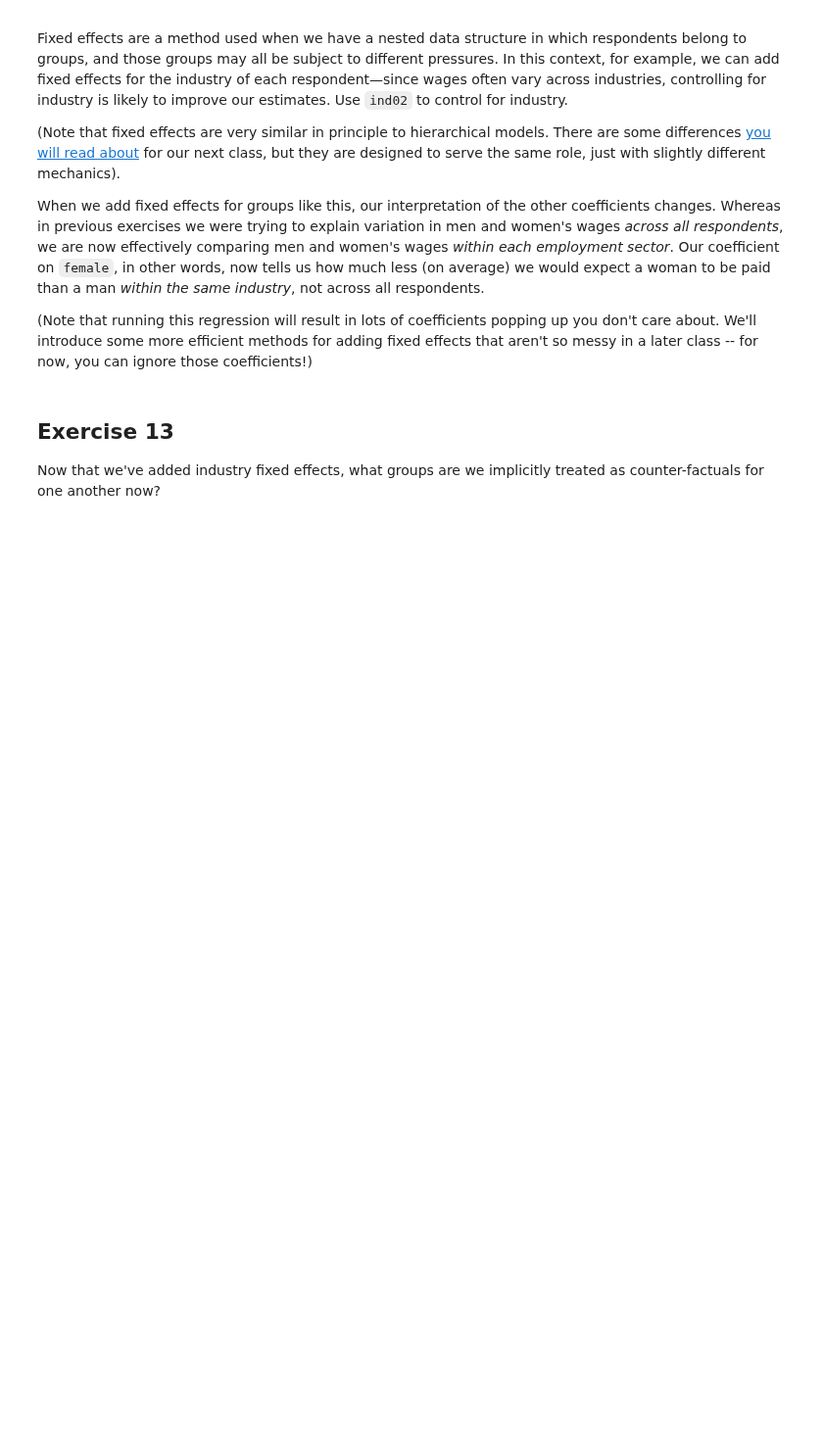
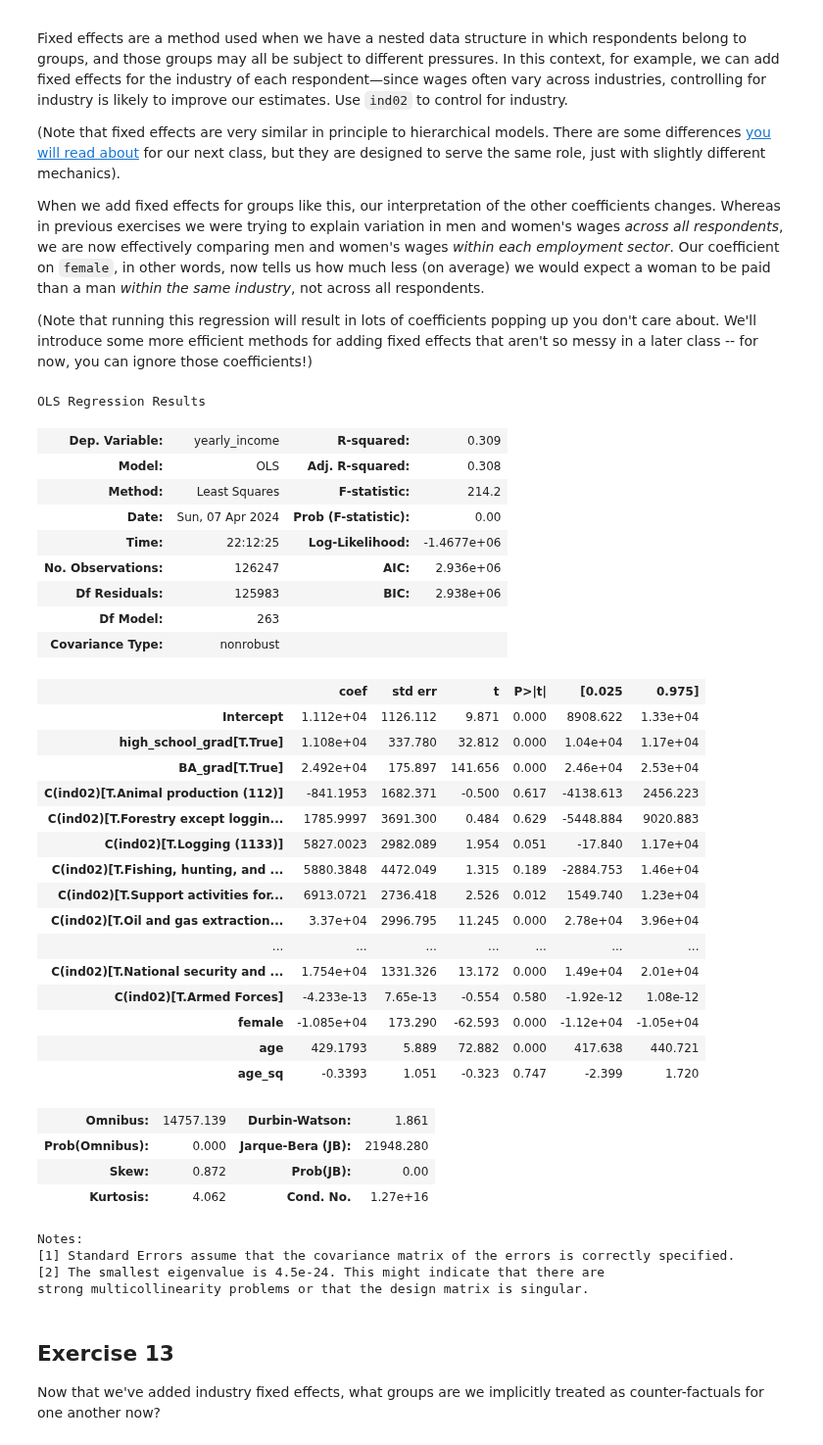
Before and after one commit to nogibjj/ZT-UDS, a Jupyter notebook: exercise_regressions_incomeineq.ipynb, the cells around one changed output. Shown at 98% size. Drawn from its saved outputs; the diff is of its cells as text; code cells hidden in the pictures; blank space fills up the shorter version.

```diff
--- a/exercise_regressions_incomeineq.ipynb
+++ b/exercise_regressions_incomeineq.ipynb
@@ -115,3 +115,8 @@ We just compared all full-time working men to all full-time working women. For t
 One answer to the second part of Exercise 5 is that working women are likely to be younger, since a larger portion of younger women are entering the workforce as compared to older generations.
 
 To *control* for this difference, let's now regress annual earnings on gender, age, and age-squared (the relationship between age and income is generally non-linear). What is the implied average annual wage difference between women and men? Is it different from your raw estimate?
+# %%
+import statsmodels.formula.api as smf
+
+subset["age_sq"] = subset.age**2
+smf.ols("yearly_income ~ female + age + age_sq", subset).fit().summary()
@@ -129,3 +158,9 @@ In answering this question, use the following table of codes for the variable `g
 Education is coded as follows:
 
 ![CPS Educ Codes](../images/cps_educ_codes.png)
+# %%
+subset["high_school_grad"] = subset.grade92 >= 39
+subset["BA_grad"] = subset.grade92 >= 43
+
+education_added = smf.ols("yearly_income ~ female + age + age_sq + high_school_grad + BA_grad", subset).fit()
+education_added.summary()
@@ -153,6 +218,45 @@ Fixed effects are a method used when we have a nested data structure in which re
 When we add fixed effects for groups like this, our interpretation of the other coefficients changes. Whereas in previous exercises we were trying to explain variation in men and women's wages *across all respondents*, we are now effectively comparing men and women's wages *within each employment sector*. Our coefficient on `female`, in other words, now tells us how much less (on average) we would expect a woman to be paid than a man *within the same industry*, not across all respondents.
 
 (Note that running this regression will result in lots of coefficients popping up you don't care about. We'll introduce some more efficient methods for adding fixed effects that aren't so messy in a later class -- for now, you can ignore those coefficients!)
+# %%
+industry_added = smf.ols(
+    "yearly_income ~ female + age + age_sq + high_school_grad + BA_grad + C(ind02)", subset).fit()
+industry_added.summary()
+# %% [output]
+OLS Regression Results
+| Dep. Variable: | yearly_income | R-squared: | 0.309 |
+| Model: | OLS | Adj. R-squared: | 0.308 |
+| Method: | Least Squares | F-statistic: | 214.2 |
+| Date: | Sun, 07 Apr 2024 | Prob (F-statistic): | 0.00 |
+| Time: | 22:12:25 | Log-Likelihood: | -1.4677e+06 |
+| No. Observations: | 126247 | AIC: | 2.936e+06 |
+| Df Residuals: | 125983 | BIC: | 2.938e+06 |
+| Df Model: | 263 |  |  |
+| Covariance Type: | nonrobust |  |  |
+|  | coef | std err | t | P>|t| | [0.025 | 0.975] |
+| Intercept | 1.112e+04 | 1126.112 | 9.871 | 0.000 | 8908.622 | 1.33e+04 |
+| high_school_grad[T.True] | 1.108e+04 | 337.780 | 32.812 | 0.000 | 1.04e+04 | 1.17e+04 |
+| BA_grad[T.True] | 2.492e+04 | 175.897 | 141.656 | 0.000 | 2.46e+04 | 2.53e+04 |
+| C(ind02)[T.Animal production (112)] | -841.1953 | 1682.371 | -0.500 | 0.617 | -4138.613 | 2456.223 |
+| C(ind02)[T.Forestry except loggin... | 1785.9997 | 3691.300 | 0.484 | 0.629 | -5448.884 | 9020.883 |
+| C(ind02)[T.Logging (1133)] | 5827.0023 | 2982.089 | 1.954 | 0.051 | -17.840 | 1.17e+04 |
+| C(ind02)[T.Fishing, hunting, and ... | 5880.3848 | 4472.049 | 1.315 | 0.189 | -2884.753 | 1.46e+04 |
+| C(ind02)[T.Support activities for... | 6913.0721 | 2736.418 | 2.526 | 0.012 | 1549.740 | 1.23e+04 |
+| C(ind02)[T.Oil and gas extraction... | 3.37e+04 | 2996.795 | 11.245 | 0.000 | 2.78e+04 | 3.96e+04 |
+| ... | ... | ... | ... | ... | ... | ... |
+| C(ind02)[T.National security and ... | 1.754e+04 | 1331.326 | 13.172 | 0.000 | 1.49e+04 | 2.01e+04 |
+| C(ind02)[T.Armed Forces] | -4.233e-13 | 7.65e-13 | -0.554 | 0.580 | -1.92e-12 | 1.08e-12 |
+| female | -1.085e+04 | 173.290 | -62.593 | 0.000 | -1.12e+04 | -1.05e+04 |
+| age | 429.1793 | 5.889 | 72.882 | 0.000 | 417.638 | 440.721 |
+| age_sq | -0.3393 | 1.051 | -0.323 | 0.747 | -2.399 | 1.720 |
+| Omnibus: | 14757.139 | Durbin-Watson: | 1.861 |
+| Prob(Omnibus): | 0.000 | Jarque-Bera (JB): | 21948.280 |
+| Skew: | 0.872 | Prob(JB): | 0.00 |
+| Kurtosis: | 4.062 | Cond. No. | 1.27e+16 |
+Notes:
+[1] Standard Errors assume that the covariance matrix of the errors is correctly specified.
+[2] The smallest eigenvalue is 4.5e-24. This might indicate that there are
+strong multicollinearity problems or that the design matrix is singular.
 # %% [markdown]
 ## Exercise 13
 
```
Also changed, not shown: parts of 9 cells of this notebook.
